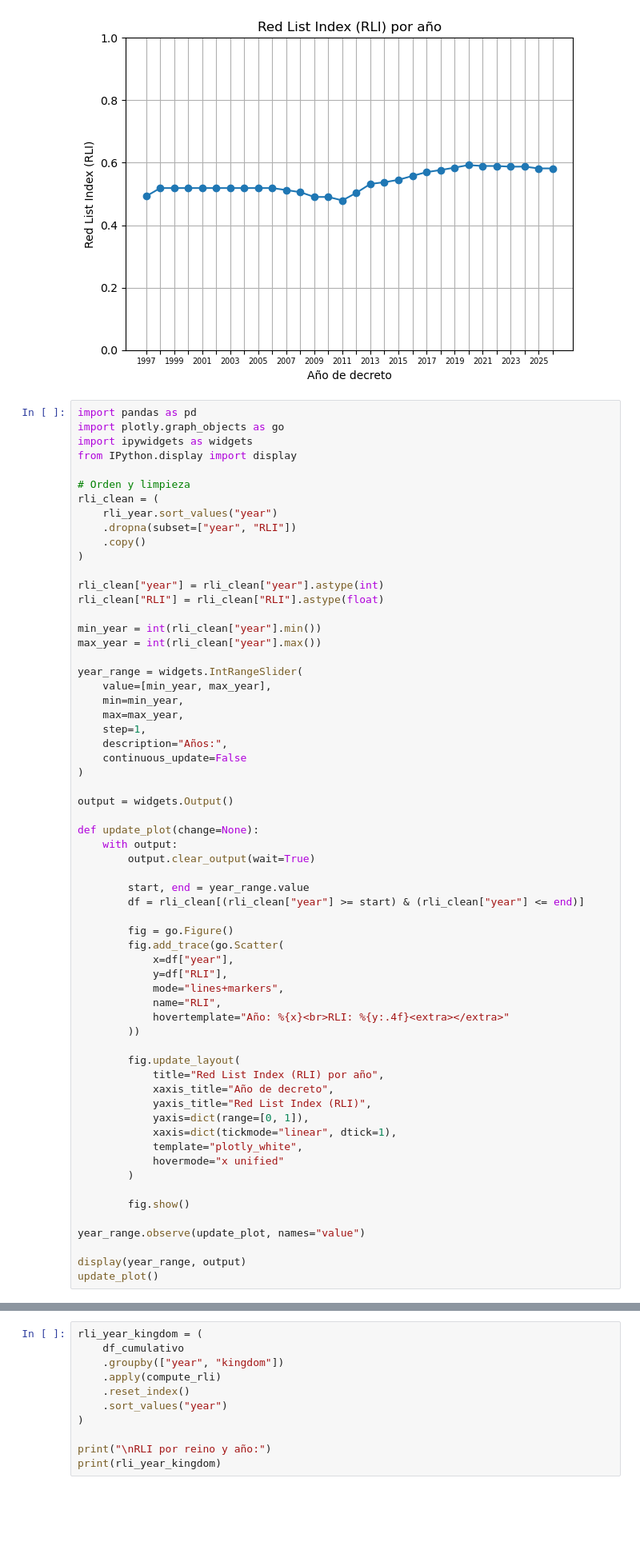
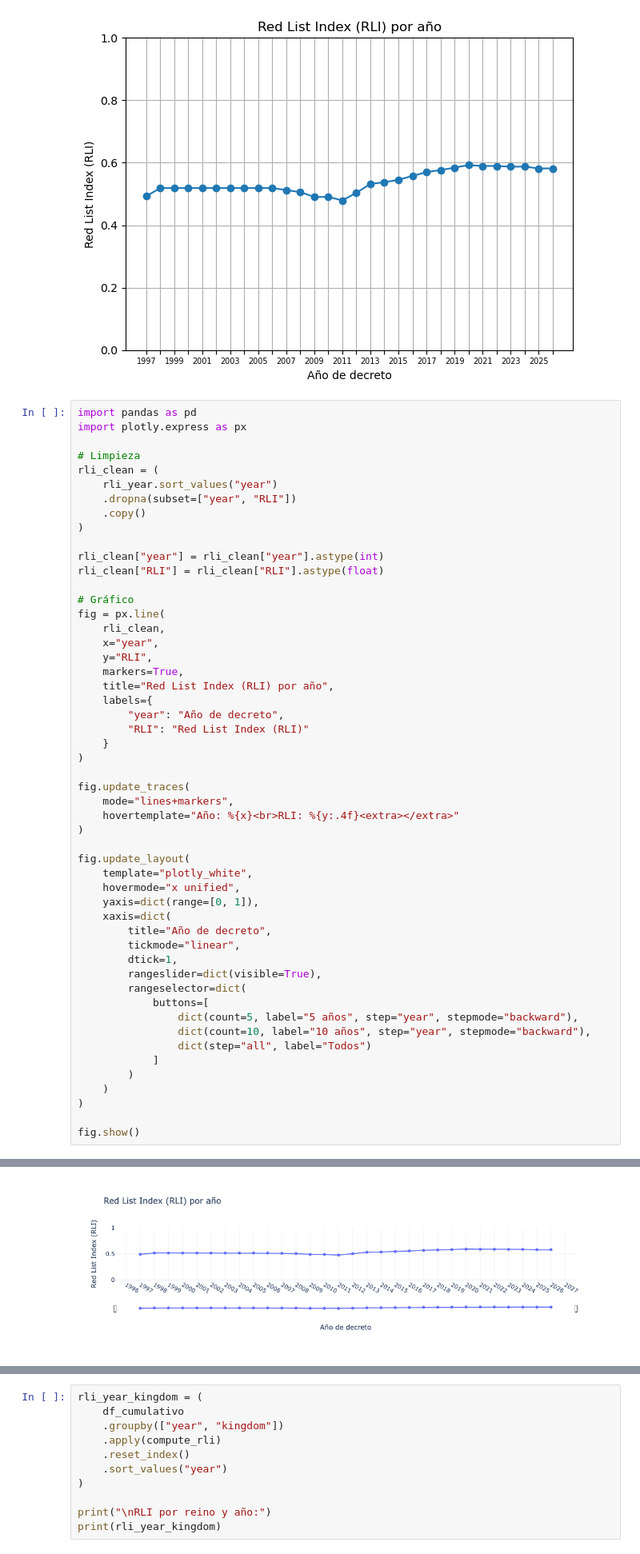
Before and after one commit to IEB-BIODATA/7NR-Indicators, a Jupyter notebook: indicadores/A_3_rli/a_3_rli.ipynb, the cells around one changed output, grey strips where cells are left out. Shown at 80% size. Cells and saved outputs as stored; diff of their text form; blank space fills up the shorter version.

```diff
--- a/indicadores/A_3_rli/a_3_rli.ipynb
+++ b/indicadores/A_3_rli/a_3_rli.ipynb
@@ -369,11 +369,9 @@ plt.show()
 [figure]
 # %%
 import pandas as pd
-import plotly.graph_objects as go
-import ipywidgets as widgets
-from IPython.display import display
+import plotly.express as px
 
-# Orden y limpieza
+# Limpieza
 rli_clean = (
     rli_year.sort_values("year")
     .dropna(subset=["year", "RLI"])
@@ -383,50 +381,42 @@ rli_clean = (
 rli_clean["year"] = rli_clean["year"].astype(int)
 rli_clean["RLI"] = rli_clean["RLI"].astype(float)
 
-min_year = int(rli_clean["year"].min())
-max_year = int(rli_clean["year"].max())
-
-year_range = widgets.IntRangeSlider(
-    value=[min_year, max_year],
-    min=min_year,
-    max=max_year,
-    step=1,
-    description="Años:",
-    continuous_update=False
+# Gráfico
+fig = px.line(
+    rli_clean,
+    x="year",
+    y="RLI",
+    markers=True,
+    title="Red List Index (RLI) por año",
+    labels={
+        "year": "Año de decreto",
+        "RLI": "Red List Index (RLI)"
+    }
 )
 
-output = widgets.Output()
+fig.update_traces(
+    mode="lines+markers",
+    hovertemplate="Año: %{x}<br>RLI: %{y:.4f}<extra></extra>"
+)
 
-def update_plot(change=None):
-    with output:
-        output.clear_output(wait=True)
+fig.update_layout(
+    template="plotly_white",
+    hovermode="x unified",
+    yaxis=dict(range=[0, 1]),
+    xaxis=dict(
+        title="Año de decreto",
+        tickmode="linear",
+        dtick=1,
+        rangeslider=dict(visible=True),
+        rangeselector=dict(
+            buttons=[
+                dict(count=5, label="5 años", step="year", stepmode="backward"),
+                dict(count=10, label="10 años", step="year", stepmode="backward"),
+                dict(step="all", label="Todos")
+            ]
+        )
+    )
+)
 
-        start, end = year_range.value
-        df = rli_clean[(rli_clean["year"] >= start) & (rli_clean["year"] <= end)]
-
-        fig = go.Figure()
-        fig.add_trace(go.Scatter(
-            x=df["year"],
-            y=df["RLI"],
-            mode="lines+markers",
-            name="RLI",
-            hovertemplate="Año: %{x}<br>RLI: %{y:.4f}<extra></extra>"
-        ))
-
-        fig.update_layout(
-            title="Red List Index (RLI) por año",
-            xaxis_title="Año de decreto",
-            yaxis_title="Red List Index (RLI)",
-            yaxis=dict(range=[0, 1]),
-            xaxis=dict(tickmode="linear", dtick=1),
-            template="plotly_white",
-            hovermode="x unified"
-        )
-
-        fig.show()
-
-year_range.observe(update_plot, names="value")
-
-display(year_range, output)
-update_plot()
+fig.show()
 # %% [output]
@@ -435,3 +423,4 @@ IntRangeSlider(value=(1997, 2026), continuous_update=False, description='Años:'
+[figure, added]
 # %% [markdown]
 Figura 1. Red List Index (RLI). Tendencia general (1997- 2025).
 ### Desagregación Taxonómica:
```
Also changed, not shown: parts of 2 cells of this notebook, 1 other file.
